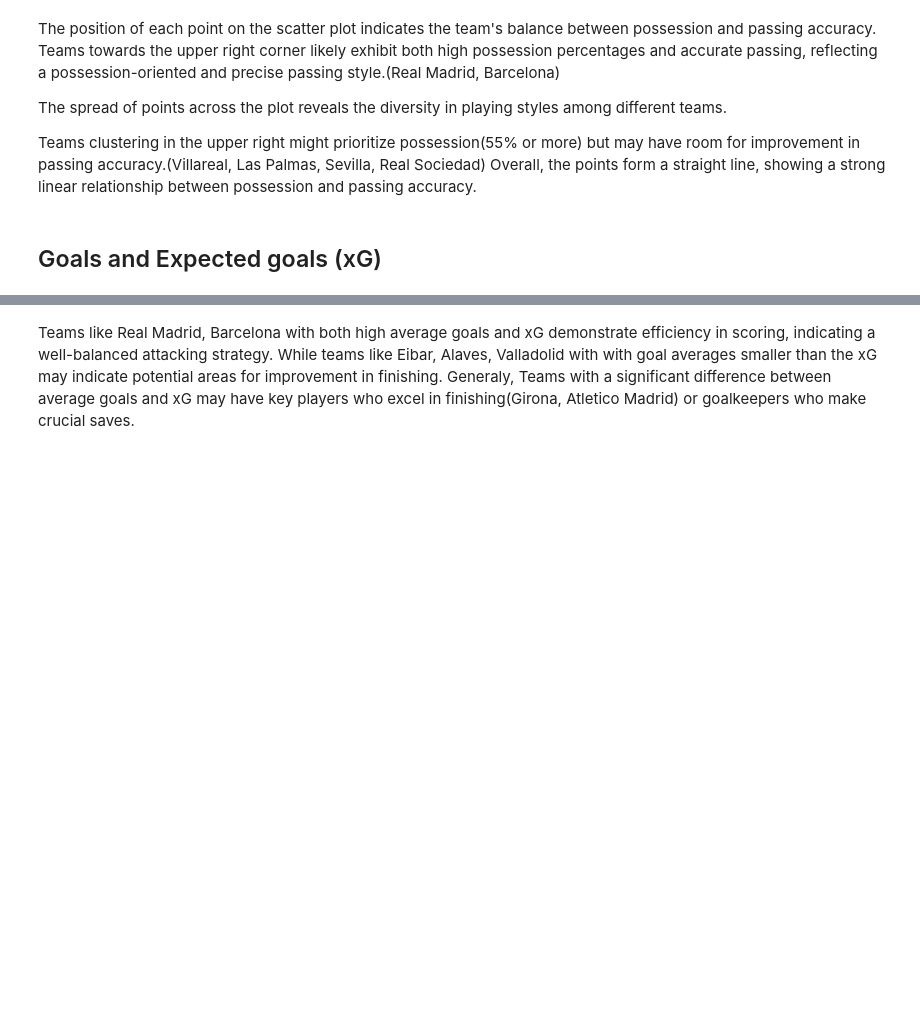
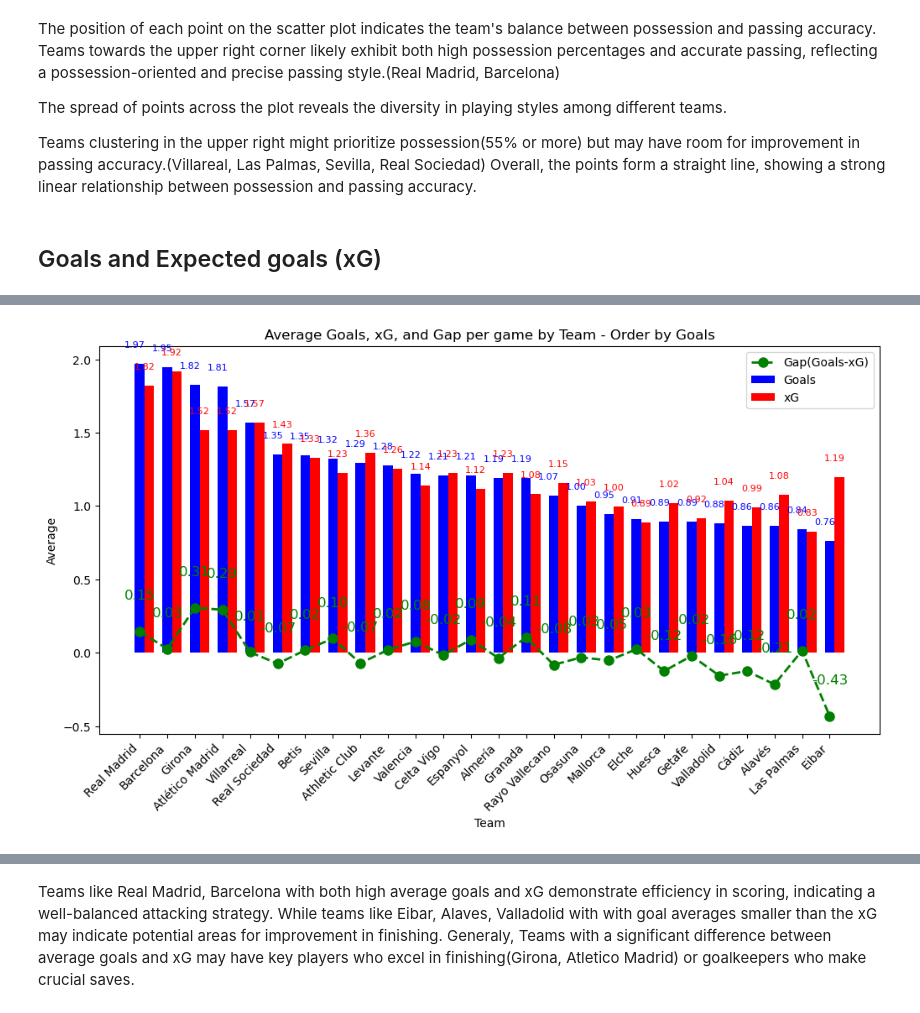
Before and after one commit to aurelpow/liga_project, a Jupyter notebook: LIGA HISTORICAL DATA ANALYSIS.ipynb, the cells around one changed output, grey strips where cells are left out. Cells and saved outputs as stored; diff of their text form; code cells hidden in the pictures; blank space fills up the shorter version.

```diff
--- a/LIGA HISTORICAL DATA ANALYSIS.ipynb
+++ b/LIGA HISTORICAL DATA ANALYSIS.ipynb
@@ -121,3 +101,79 @@ fig.show()
+# %%
+# Group by 'Team' and calculate the mean values
+team_summary = db.groupby('Team')[['Goals', 'xG']].mean().reset_index()
+
+# Calculate the gap between 'Goals' and 'xG'
+team_summary['Gap'] = team_summary['Goals'] - team_summary['xG']
+
+# Sort the DataFrame by 'Goals' in descending order
+team_summary = team_summary.sort_values(by='Goals', ascending=False)
+
+# Create a vertical grouped bar plot using matplotlib
+plt.figure(figsize=(12, 6))
+
+# Use a Seaborn color palette to assign different colors to each team
+colors = {'Goals': 'blue', 'xG': 'red', 'Gap': 'green'}
+
+# Plot the grouped bars for 'Goals' and 'xG'
+bar_width = 0.35
+bar_positions = range(len(team_summary['Team']))
+
+# Plot the bars for 'Goals'
+plt.bar(
+    bar_positions,
+    team_summary['Goals'],
+    color=colors['Goals'],
+    label='Goals',
+    width=bar_width,
+    align='center'
+)
+
+# Plot the bars for 'xG'
+plt.bar(
+    [pos + bar_width for pos in bar_positions],
+    team_summary['xG'],
+    color=colors['xG'],
+    label='xG',
+    width=bar_width,
+    align='center'
+)
+
+# Add values above the bars
+for i, (goal, xg) in enumerate(zip(team_summary['Goals'], team_summary['xG'])):
+    plt.text(i - bar_width/2, goal + 0.1, f'{goal:.2f}', fontsize=8, ha='center', va='bottom', color=colors['Goals'])
+    plt.text(i + bar_width/2, xg + 0.1, f'{xg:.2f}', fontsize=8, ha='center', va='bottom', color=colors['xG'])
+
+# Plot the line for the gap
+line = plt.plot(
+    bar_positions,
+    team_summary['Gap'],
+    color=colors['Gap'],
+    marker='o',  # Add markers for each point
+    linestyle='--',  # Dashed line
+    linewidth=2,  # Line width
+    markersize=8,  # Marker size
+    label='Gap(Goals-xG)'  # Add a label for the line in the legend
+)
+
+# Add values above the line
+for i, gap in enumerate(team_summary['Gap']):
+    plt.text(i, gap + 0.2, f'{gap:.2f}', fontsize=12, ha='center', va='bottom', color=colors['Gap'])
+
+# Set labels and title
+plt.xlabel('Team')
+plt.ylabel('Average')
+plt.title('Average Goals, xG, and Gap per game by Team - Order by Goals')
+
+# Show legend
+plt.legend()
+
+# Rotate x-axis labels for better readability
+plt.xticks(bar_positions, team_summary['Team'], rotation=45, ha='right')
+
+# Show the plot
+plt.show()
+# %% [output]
+[figure, added]
 # %% [markdown]
 Average Goals:
 The blue bars represent the average goals scored per game by each team.
```
Also changed, not shown: parts of 8 cells of this notebook.
